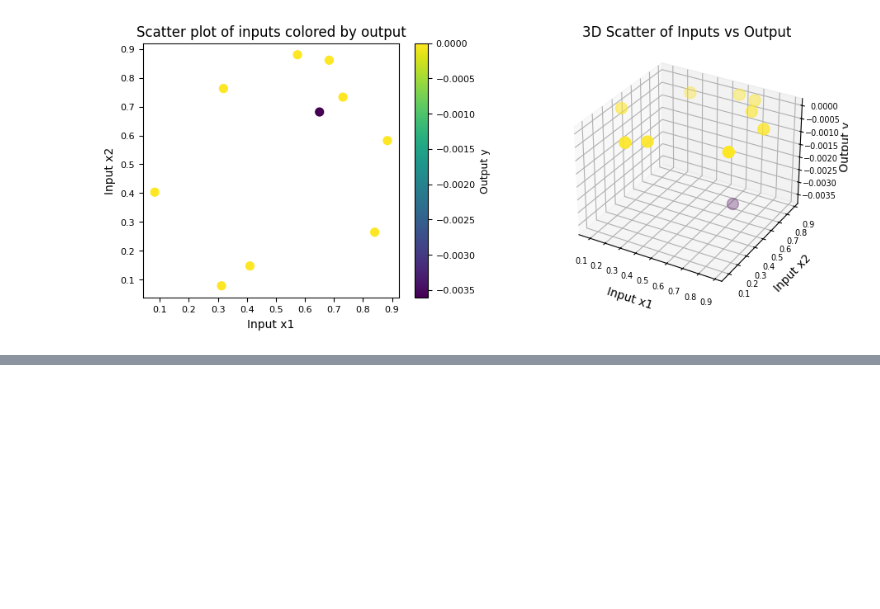
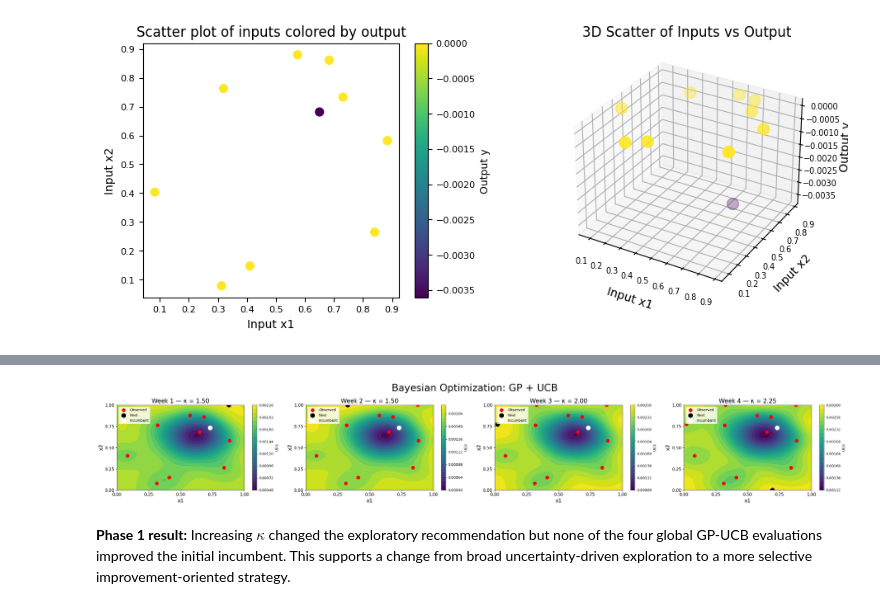
Before and after one commit to hervezogo/Bayesian-Black-Box-Optimisation, a Jupyter notebook: notebooks/Function_1.ipynb, the cells around one changed output, grey strips where cells are left out. Saved outputs shown, nothing was run; the diff lists cells and outputs as text; code cells hidden in the pictures; blank space fills up the shorter version.

Commit message:
module updated after refactoring
nresearch arrative by phase + quantitative evaluation

```diff
--- a/notebooks/Function_1.ipynb
+++ b/notebooks/Function_1.ipynb
@@ -837,0 +101,6 @@ The global UCB and EI phases improved domain coverage but did not outperform the
+# %%
+X_grid_50 = cartesian_grid(dimension=2, points_per_axis=50)
+distances = np.min(np.linalg.norm(X_grid_50[:, None, :] - inputs[None, :, :], axis=2), axis=1)
+geometric_candidate = X_grid_50[np.argmax(distances)]
+
+print(f"Geometric exploration candidate: {geometric_candidate}")
@@ -837,0 +121,21 @@ The global UCB and EI phases improved domain coverage but did not outperform the
+# %%
+# Week 1 - Gaussian Process Surrogate
+rbf_fixed_kernel = RBF(length_scale=0.2, length_scale_bounds="fixed") + WhiteKernel(noise_level=1e-6)
+gp = GaussianProcessRegressor(kernel=rbf_fixed_kernel, alpha=1e-10, normalize_y=True)
+gp.fit(inputs, outputs)
+mu, sigma = gp.predict(X_grid_50, return_std=True)
+
+# Week 1 - Upper Confidence Bounds Acquisition
+ucb = upper_confidence_bound(mu, sigma, kappa=1.5)
+week_1_candidate = X_grid_50[np.argmax(ucb)]
+
+# Compare the model-free and GP-UCB recommendations
+geometric_idx = np.where(np.all(np.isclose(X_grid_50, geometric_candidate), axis=1))[0][0]
+
+comparison = pd.DataFrame({
+    "method": ["Geometric", "GP-UCB"],
+    "candidate_x1": [geometric_candidate[0], week_1_candidate[0]],
+    "candidate_x2": [geometric_candidate[1], week_1_candidate[1]],
+    "UCB_score": [ucb[geometric_idx], np.max(ucb)]})
+
+display(comparison)
@@ -837,0 +197,18 @@ The global UCB and EI phases improved domain coverage but did not outperform the
+# %%
+import matplotlib.pyplot as plt
+fig, axes = plt.subplots(1,4, figsize=(30, 5))
+incumbent = inputs[np.argmax(outputs)]
+
+for week, ax  in enumerate(axes, start=1):
+
+    candidate = np.array([phase_1_rows[week - 1]["candidate_x1"],phase_1_rows[week - 1]["candidate_x2"]])
+    plot_acquisition_2d(X_grid_50, phase_1_ucbs[week-1], data[:10+week-1], incumbent, candidate , "UCB", ax=ax)
+    ax.set_title(f"Week {week} — κ = {phase_1_kappas[week - 1]:.2f}", fontsize=17)
+
+fig.suptitle(f'Bayesian Optimization: GP + UCB', fontsize=28)
+plt.tight_layout()
+plt.show()
+# %% [output]
+[figure, added]
+# %% [markdown]
+**Phase 1 result:** Increasing $\kappa$ changed the exploratory recommendation but none of the four global GP-UCB evaluations improved the initial incumbent. This supports a change from broad uncertainty-driven exploration to a more selective improvement-oriented strategy.
```
Also changed, not shown: parts of 120 cells of this notebook.
